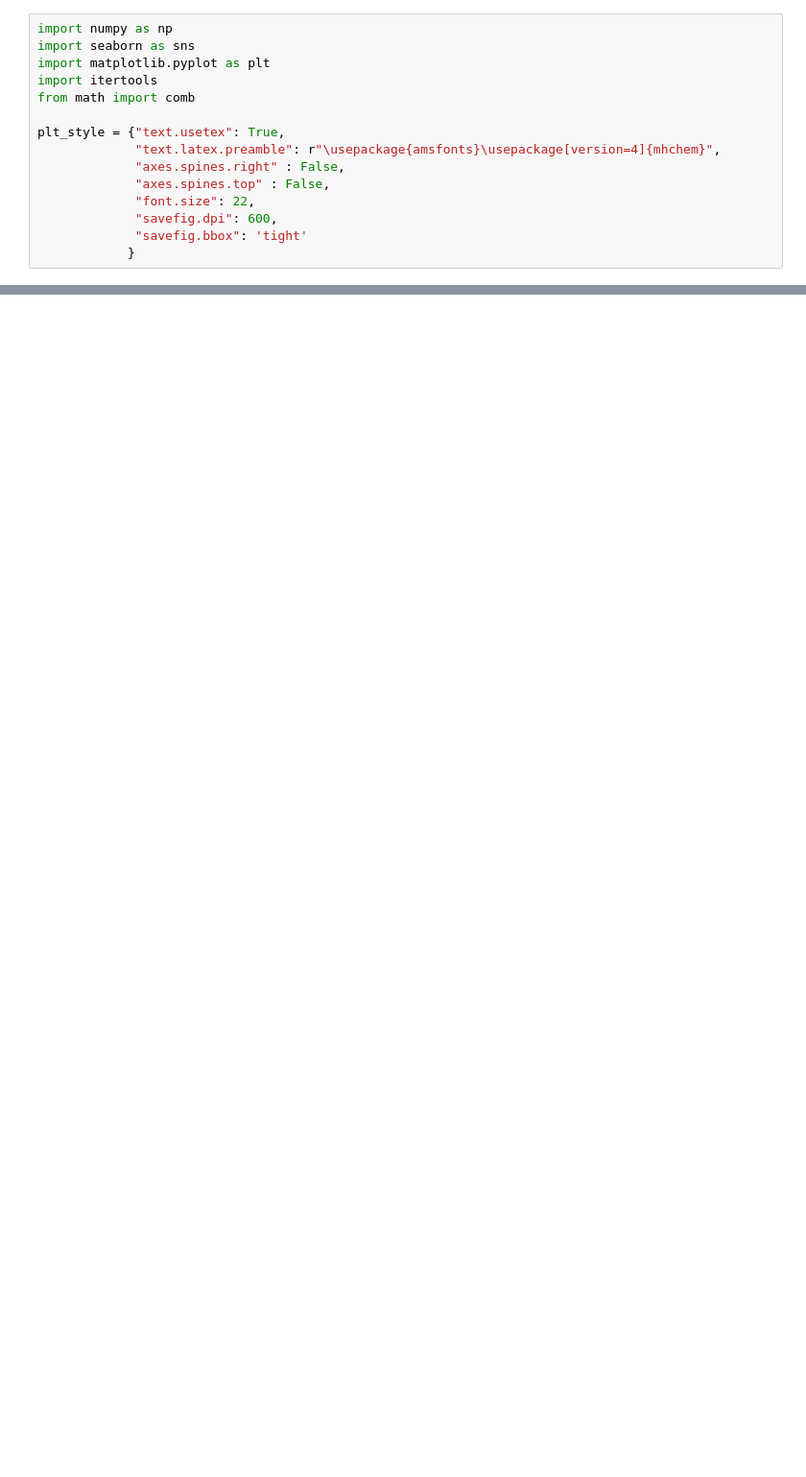
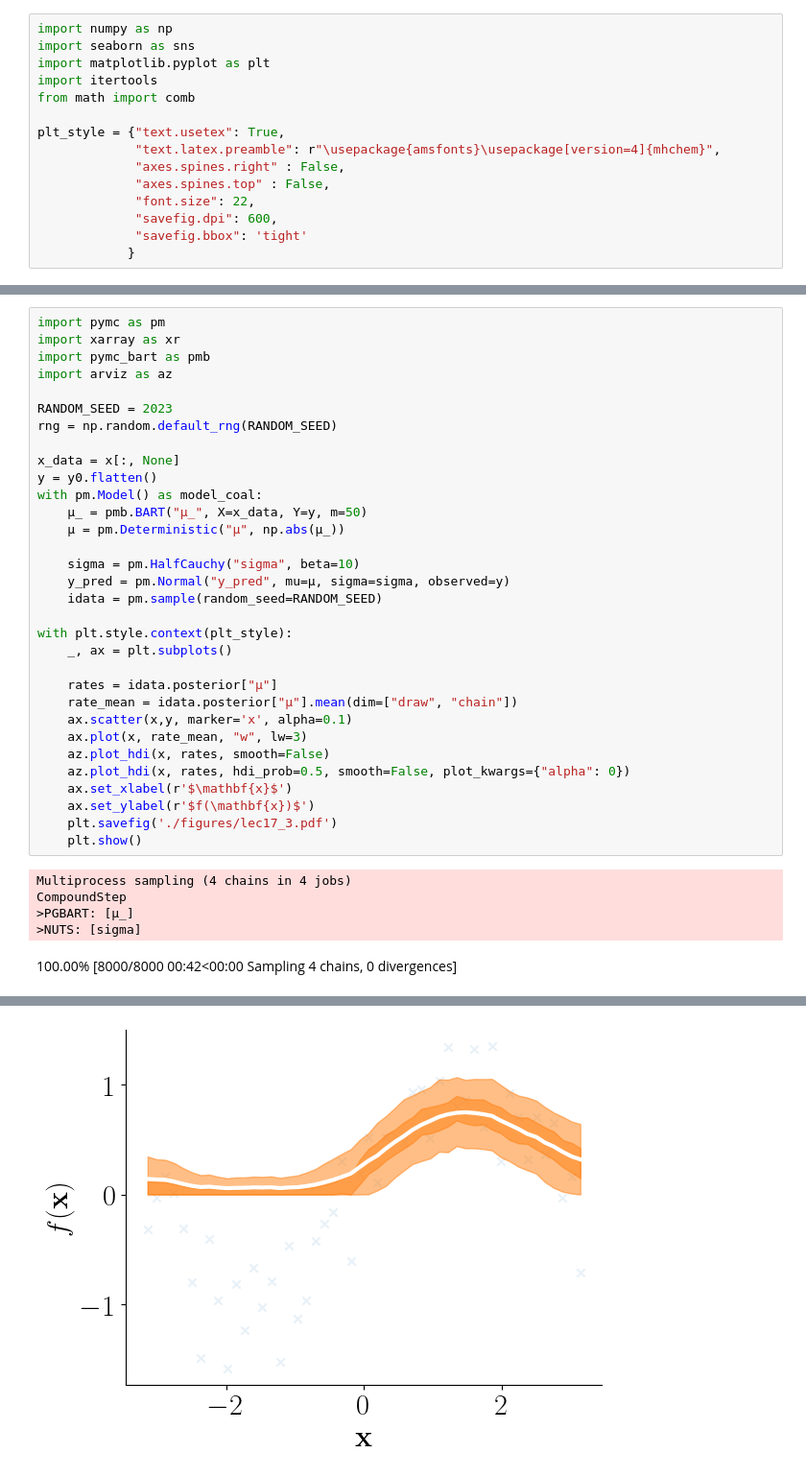
Before and after one commit to kiranvad/DOE, a Jupyter notebook: Lecture 17.ipynb, the cells around one changed output, grey strips where cells are left out. Shown at 96% size. Saved outputs shown, nothing was run; the diff lists cells and outputs as text; blank space fills up the shorter version.

```diff
--- a/Lecture 17.ipynb
+++ b/Lecture 17.ipynb
@@ -83,0 +84,38 @@ with plt.style.context(plt_style):
+# %%
+import pymc as pm
+import xarray as xr
+import pymc_bart as pmb
+import arviz as az
+
+RANDOM_SEED = 2023
+rng = np.random.default_rng(RANDOM_SEED)
+
+x_data = x[:, None]
+y = y0.flatten()
+with pm.Model() as model_coal:
+    μ_ = pmb.BART("μ_", X=x_data, Y=y, m=50)
+    μ = pm.Deterministic("μ", np.abs(μ_))
+
+    sigma = pm.HalfCauchy("sigma", beta=10)
+    y_pred = pm.Normal("y_pred", mu=μ, sigma=sigma, observed=y)
+    idata = pm.sample(random_seed=RANDOM_SEED)
+
+with plt.style.context(plt_style):
+    _, ax = plt.subplots()
+
+    rates = idata.posterior["μ"]
+    rate_mean = idata.posterior["μ"].mean(dim=["draw", "chain"])
+    ax.scatter(x,y, marker='x', alpha=0.1)
+    ax.plot(x, rate_mean, "w", lw=3)
+    az.plot_hdi(x, rates, smooth=False)
+    az.plot_hdi(x, rates, hdi_prob=0.5, smooth=False, plot_kwargs={"alpha": 0})
+    ax.set_xlabel(r'$\mathbf{x}$')
+    ax.set_ylabel(r'$f(\mathbf{x})$')
+    plt.savefig('./figures/lec17_3.pdf')
+    plt.show()
+# %% [output]
+Multiprocess sampling (4 chains in 4 jobs)
+CompoundStep
+>PGBART: [μ_]
+>NUTS: [sigma]
+100.00% [8000/8000 00:42<00:00 Sampling 4 chains, 0 divergences]
@@ -83,0 +123 @@ with plt.style.context(plt_style):
+[figure, added]
```
Also changed, not shown: parts of 4 cells of this notebook, 2 other files.
